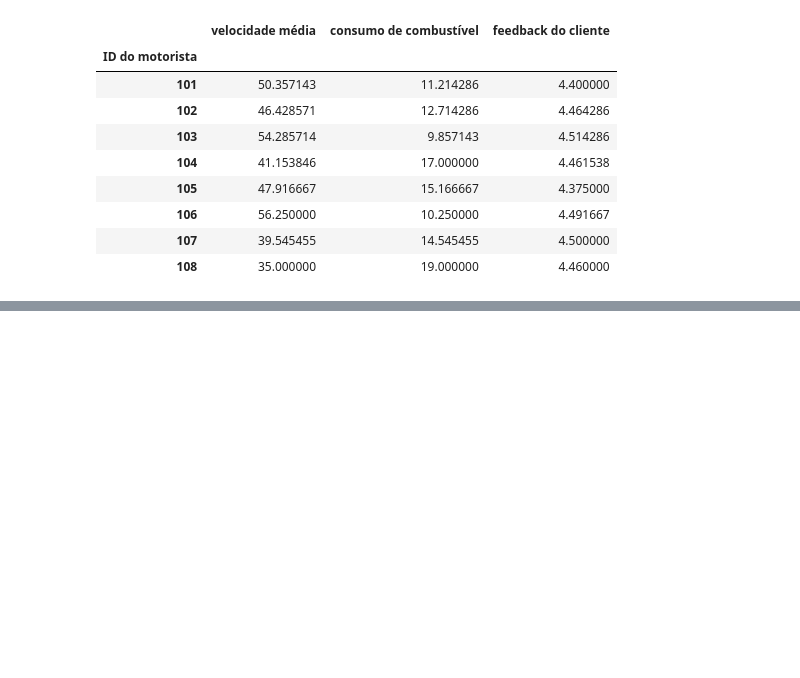
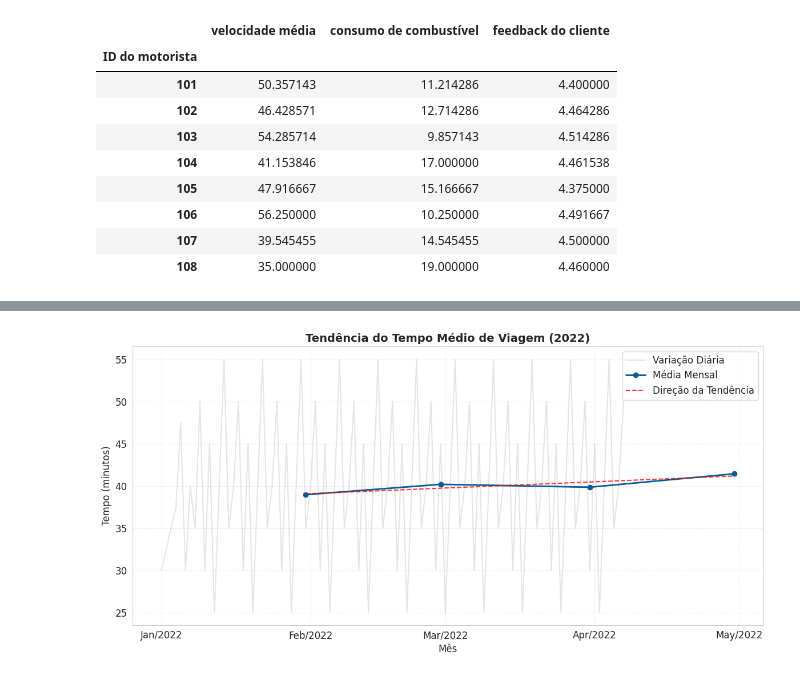
Before and after one commit to LUCASDNORONHA/analise-desempenho-frota, a Jupyter notebook: notebooks/01_preprocessing.ipynb, the cells around one changed output, grey strips where cells are left out. Drawn from its saved outputs; the diff is of its cells as text; code cells hidden in the pictures; blank space fills up the shorter version.

```diff
--- a/notebooks/01_preprocessing.ipynb
+++ b/notebooks/01_preprocessing.ipynb
@@ -93,8 +108,3 @@ db.groupby('ID do motorista')[['velocidade média', 'consumo de combustível', '
 | 106 | 56.250000 | 10.250000 | 4.491667 |
 | 107 | 39.545455 | 14.545455 | 4.500000 |
 | 108 | 35.000000 | 19.000000 | 4.460000 |
-# %%
-db = db.sort_values('data')
-plt.plot(db['data'], db['velocidade média'], marker='o')
-plt.title('Evolução da velocidade média ao longo do tempo')
-plt.show()
@@ -102,0 +111,4 @@ plt.show()
+# %%
+db["data"] = pd.to_datetime(db["data"])
+db["hora"] = db["data"].dt.time
+db["data"] = db["data"].dt.date
@@ -102,0 +127,40 @@ plt.show()
+# %%
+
+
+# 1. Certifique-se de usar a coluna de TEMPO, não velocidade
+# Se sua coluna de tempo estiver em formato texto (ex: "00:45:00"), converta para minutos antes:
+# db['tempo_minutos'] = pd.to_timedelta(db['sua_coluna_tempo']).dt.total_seconds() / 60
+coluna_tempo = "tempo de viagem"  # <--- ALTE AQUI PARA O NOME DA SUA COLUNA
+
+t_diario = db.groupby("data")[coluna_tempo].mean()
+t_diario.index = pd.to_datetime(t_diario.index)
+t_mensal = t_diario.resample("M").mean()
+
+fig, ax = plt.subplots(figsize=(12, 6))
+
+# (Opcional) Dados diários de fundo para contexto
+ax.plot(t_diario.index, t_diario.values, color='gray', alpha=0.2, label='Variação Diária')
+
+# Sua linha mensal principal
+ax.plot(t_mensal.index, t_mensal.values, marker="o", linewidth=2, color='#005b96', label='Média Mensal')
+
+# (Opcional) Linha de Tendência Linear Automática
+x_num = mdates.date2num(t_mensal.index)
+z = np.polyfit(x_num, t_mensal.values, 1)
+p = np.poly1d(z)
+ax.plot(t_mensal.index, p(x_num), "r--", alpha=0.8, label='Direção da Tendência')
+
+ax.set_title(f"Tendência do Tempo Médio de Viagem ({t_mensal.index.min().strftime('%Y')})", fontsize=14)
+ax.set_ylabel("Tempo (minutos)")
+ax.set_xlabel("Mês")
+
+# Formatação de datas limpa
+ax.xaxis.set_major_locator(mdates.MonthLocator())
+ax.xaxis.set_major_formatter(mdates.DateFormatter('%b/%Y'))
+
+ax.legend()
+ax.grid(True, linestyle=':', alpha=0.6)
+plt.tight_layout()
+plt.show()
+# %% [output]
+[figure, added]
```
Also changed, not shown: parts of 14 cells of this notebook, 3 other files.
